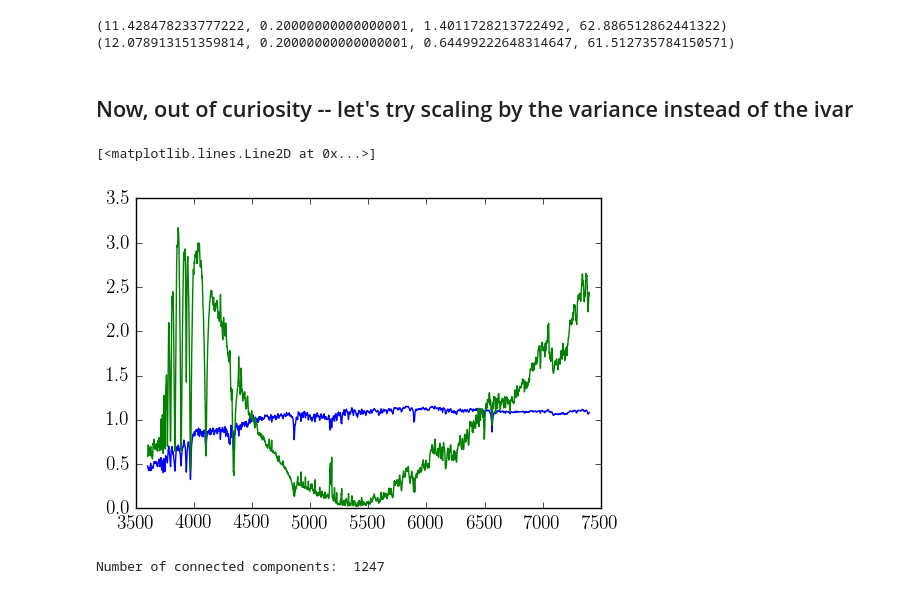
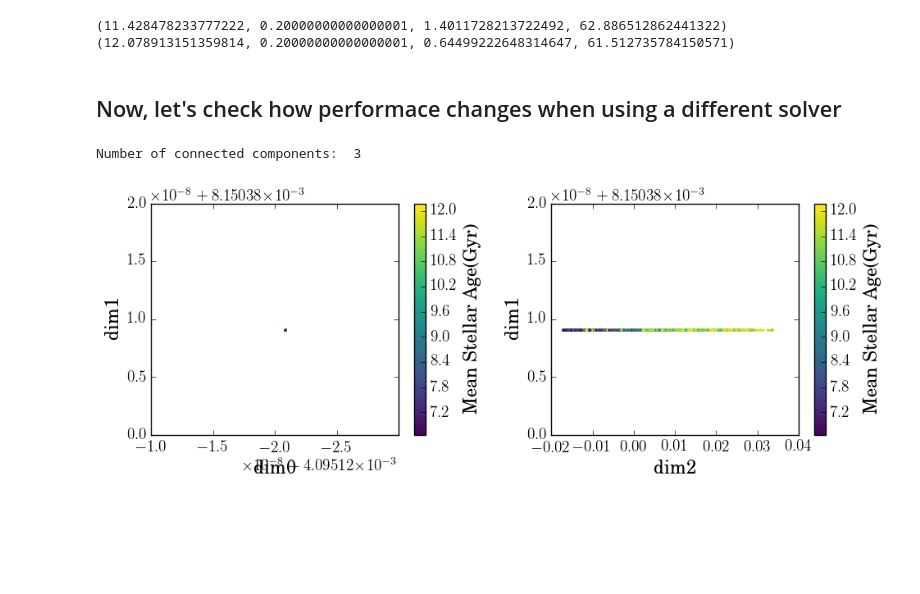
Before and after one commit to ogtelford/gridmodels, a Jupyter notebook: code/EmbedRandParams.ipynb, the cells around one changed output. Saved outputs shown, nothing was run; the diff lists cells and outputs as text; code cells hidden in the pictures; blank space fills up the shorter version.

Commit message:
Adding code to test effect of using different eigensolvers

```diff
--- a/code/EmbedRandParams.ipynb
+++ b/code/EmbedRandParams.ipynb
@@ -252,19 +250,8 @@ for ii in hmm:
 # %% [output]
 (11.428478233777222, 0.20000000000000001, 1.4011728213722492, 62.886512862441322)
 (12.078913151359814, 0.20000000000000001, 0.64499222648314647, 61.512735784150571)
-# %% [markdown]
-## Now, out of curiosity -- let's try scaling by the variance instead of the ivar
-# %%
-spectra_scaled2 = spectra / ivars
-norms2 = spectra_scaled2.shape[1] / np.sum(spectra_scaled2, axis=1)
-spectra_scaled_norm2 = spectra_scaled2 * norms2[:,np.newaxis]
-
-plt.figure()
-plt.plot(wave, np.mean(spectra, axis=0))
-plt.plot(wave, np.mean(spectra_scaled_norm2, axis=0))
-# %% [output]
-[<matplotlib.lines.Line2D at 0x...>]
-[figure, removed]
+# %% [markdown]
+## Now, let's check how performace changes when using a different solver
 # %%
 radius = 0.9 # reduced from original 35000 to run on narrower spectral range/normalized data
 adjacency_method = 'cyflann'
@@ -276,7 +263,7 @@ affinity_kwds = {'radius':radius}
 geom = Geometry(adjacency_method=adjacency_method, adjacency_kwds=adjacency_kwds,
                 affinity_method=affinity_method, affinity_kwds=affinity_kwds)
 
-geom.set_data_matrix(spectra_scaled_norm2)
+geom.set_data_matrix(spectra_scaled_norm)
 adjacency_matrix = geom.compute_adjacency_matrix()
 affinity_matrix = geom.compute_affinity_matrix()
 
@@ -297,9 +284,34 @@ geom.affinity_kwds = affinity_kwds
 geom.laplacian_method = laplacian_method
 geom.laplacian_kwds = laplacian_kwds
 
-spectral = SpectralEmbedding(n_components=3, eigen_solver='amg', drop_first=True, geom=geom)
+spectral = SpectralEmbedding(n_components=3, eigen_solver='arpack', drop_first=True, geom=geom)
 embed = spectral.fit_transform(geom.X)
 
 #mmwrite('embed3d_1e4_randsamp_age_model_spectra_scaled.mtx', embed)
 # %% [output]
-Number of connected components:  1247
+Number of connected components:  3
+# %%
+def plot_embed(color, label, axlim=True):
+    fig, ax = plt.subplots(1,2, figsize=(10,4))
+
+    a = ax[0].scatter(embed[:,0], embed[:,1], c=color, lw=0, s=5, cmap='viridis')
+    plt.colorbar(a, ax=ax[0], label=label)
+    ax[0].set_xlabel('dim0')
+    ax[0].set_ylabel('dim1')
+
+    b = ax[1].scatter(embed[:,2], embed[:,1], c=color, lw=0, s=5, cmap='viridis')
+    plt.colorbar(b, ax=ax[1], label=label)
+    ax[1].set_xlabel('dim2')
+    ax[1].set_ylabel('dim1')
+
+    if axlim:
+        ax[0].set_xlim([-0.00409513,-0.00409515])
+        ax[0].set_ylim([0.00815038, 0.00815040])
+        ax[1].set_xlim([-0.02, 0.04])
+        ax[1].set_ylim([0.00815038, 0.00815040])
+
+    plt.tight_layout()
+# %%
+plot_embed(ages, 'Mean Stellar Age(Gyr)', axlim=True)
+# %% [output]
+[figure, added]
```
Also changed, not shown: parts of 13 cells of this notebook.
